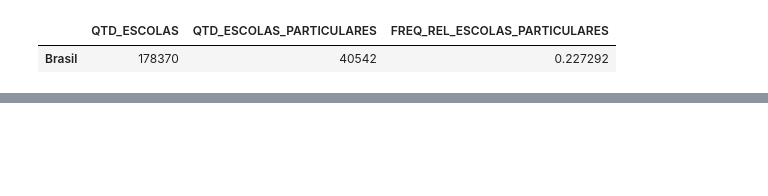
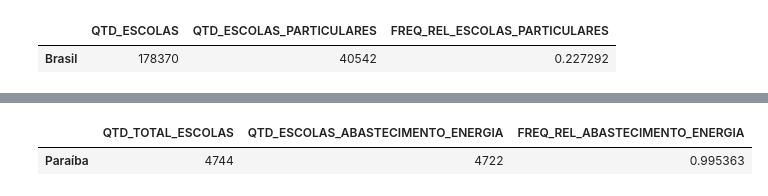
Before and after one commit to analluvias/dashboard, a Jupyter notebook: dashboard.ipynb, the cells around one changed output, grey strips where cells are left out. Saved outputs shown, nothing was run; the diff lists cells and outputs as text; code cells hidden in the pictures; blank space fills up the shorter version.

```diff
--- a/dashboard.ipynb
+++ b/dashboard.ipynb
@@ -330,0 +403,11 @@ dados_escolas_agua_pb
+# %%
+dados_escolas_energia_pb = [[total_esc_pb, total_energia_pb, total_energia_pb/total_esc_pb]]
+
+dados_escolas_energia_pb= pd.DataFrame(dados_escolas_energia_pb, columns=['QTD_TOTAL_ESCOLAS', 'QTD_ESCOLAS_ABASTECIMENTO_ENERGIA', 'FREQ_REL_ABASTECIMENTO_ENERGIA'])
+
+dados_escolas_energia_pb.rename(index={0:'Paraíba'},inplace=True)
+
+dados_escolas_energia_pb
+# %% [output]
+|  | QTD_TOTAL_ESCOLAS | QTD_ESCOLAS_ABASTECIMENTO_ENERGIA | FREQ_REL_ABASTECIMENTO_ENERGIA |
+| Paraíba | 4744 | 4722 | 0.995363 |
```
Also changed, not shown: parts of 45 cells of this notebook.
